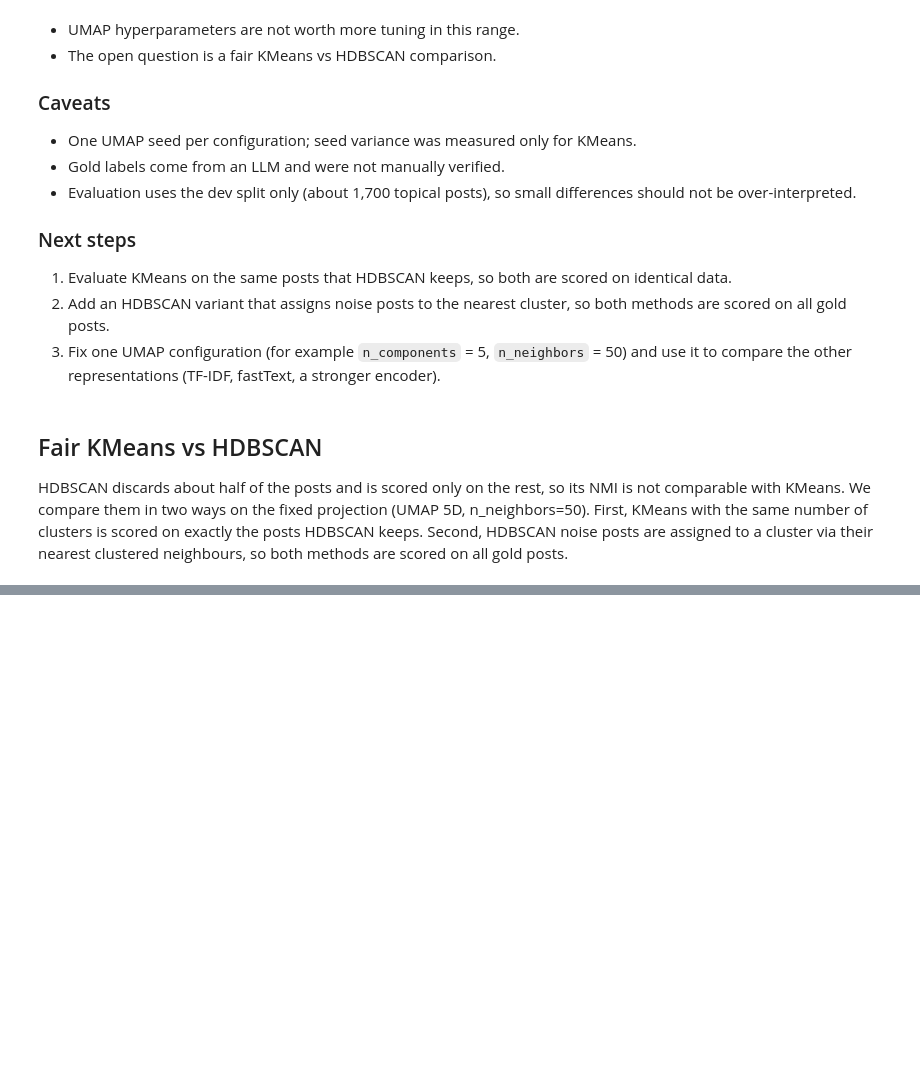
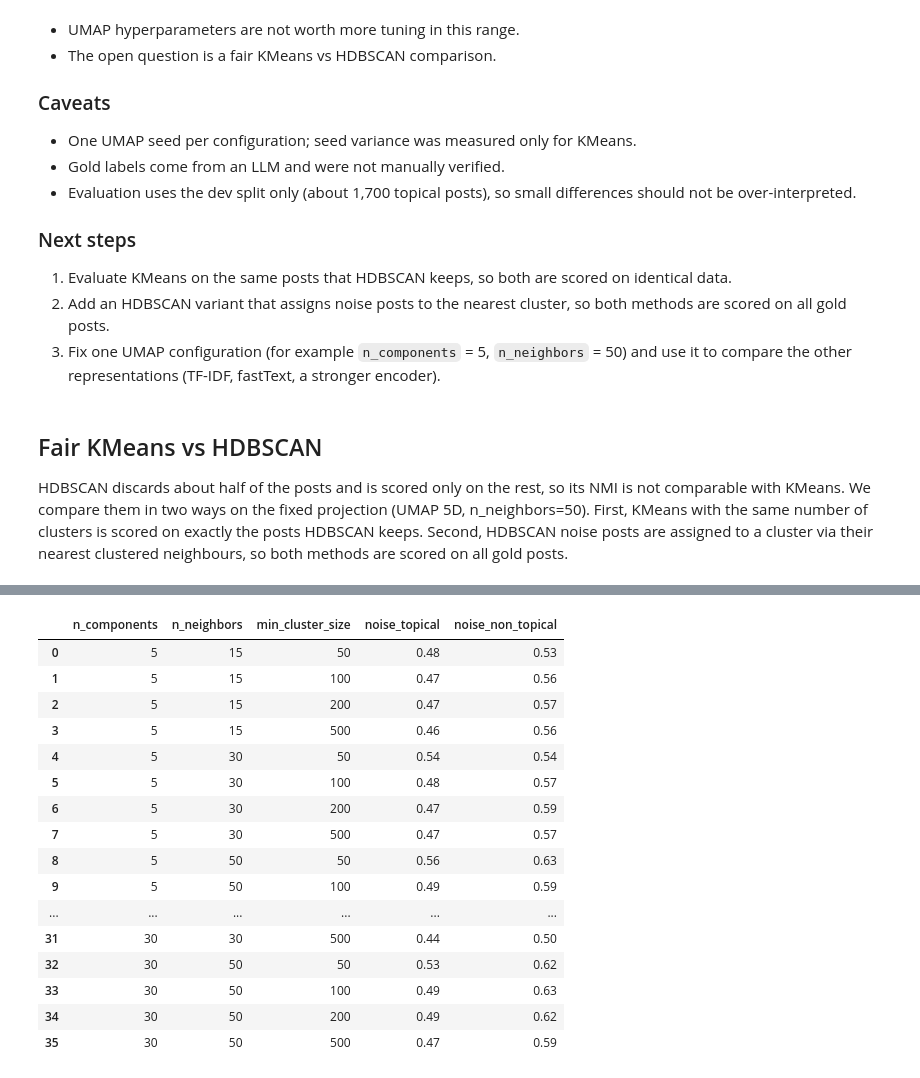
Before and after one commit to RomanNenchuk/thesis, a Jupyter notebook: notebooks/eda.ipynb, the cells around one changed output, grey strips where cells are left out. Cells and saved outputs as stored; diff of their text form; code cells hidden in the pictures; blank space fills up the shorter version.

Commit message:
feat: add new metrics for HDBSCAN and Fair KMeans experiments with various configurations

```diff
--- a/notebooks/eda.ipynb
+++ b/notebooks/eda.ipynb
@@ -1222,0 +1235,35 @@ display(fair.style.format("{:.3f}"))
+# %%
+dev = gold[gold["split"] == "dev"]
+n_all = len(dev)
+n_top = (~dev["topic"].isin(NON_TOPICAL)).sum()
+
+keys = ["n_components", "n_neighbors", "min_cluster_size"]
+a = load_results(EXP_HDBSCAN, "all")[keys + ["gold_coverage"]]
+t = load_results(EXP_HDBSCAN, "topical_only")[keys + ["gold_coverage"]]
+m = a.merge(t, on=keys, suffixes=("_all", "_top"))
+
+# covered non-topical posts = covered(all) - covered(topical)
+cov_nontop = (m["gold_coverage_all"] * n_all - m["gold_coverage_top"] * n_top) / (n_all - n_top)
+m["noise_topical"] = 1 - m["gold_coverage_top"]
+m["noise_non_topical"] = 1 - cov_nontop
+
+display(m[keys + ["noise_topical", "noise_non_topical"]]
+        .sort_values(keys).style.format({"noise_topical": "{:.2f}", "noise_non_topical": "{:.2f}"}))
+# %% [output]
+|  | n_components | n_neighbors | min_cluster_size | noise_topical | noise_non_topical |
+| 0 | 5 | 15 | 50 | 0.48 | 0.53 |
+| 1 | 5 | 15 | 100 | 0.47 | 0.56 |
+| 2 | 5 | 15 | 200 | 0.47 | 0.57 |
+| 3 | 5 | 15 | 500 | 0.46 | 0.56 |
+| 4 | 5 | 30 | 50 | 0.54 | 0.54 |
+| 5 | 5 | 30 | 100 | 0.48 | 0.57 |
+| 6 | 5 | 30 | 200 | 0.47 | 0.59 |
+| 7 | 5 | 30 | 500 | 0.47 | 0.57 |
+| 8 | 5 | 50 | 50 | 0.56 | 0.63 |
+| 9 | 5 | 50 | 100 | 0.49 | 0.59 |
+| ... | ... | ... | ... | ... | ... |
+| 31 | 30 | 30 | 500 | 0.44 | 0.50 |
+| 32 | 30 | 50 | 50 | 0.53 | 0.62 |
+| 33 | 30 | 50 | 100 | 0.49 | 0.63 |
+| 34 | 30 | 50 | 200 | 0.49 | 0.62 |
+| 35 | 30 | 50 | 500 | 0.47 | 0.59 |
```
Also changed, not shown: parts of 5 cells of this notebook, 3 other files.
